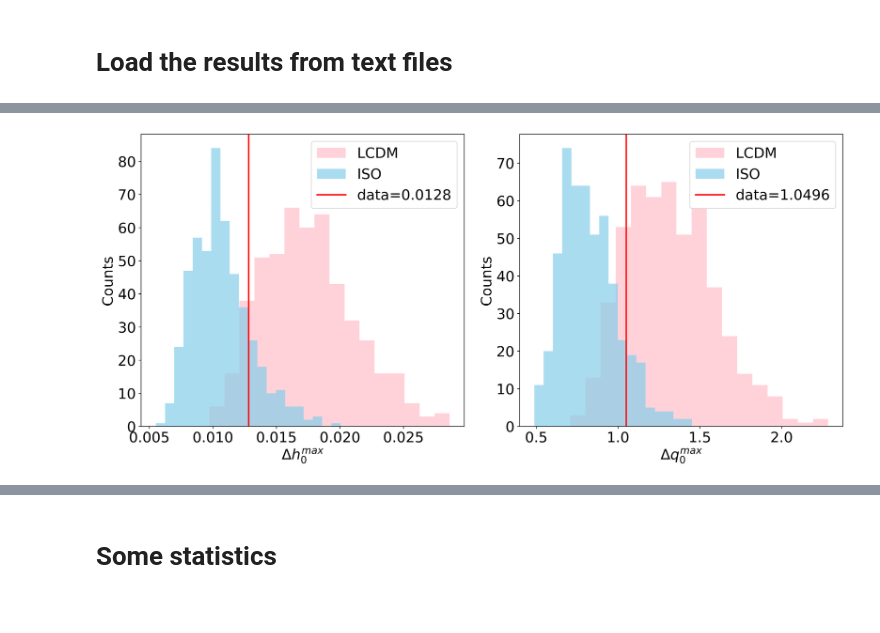
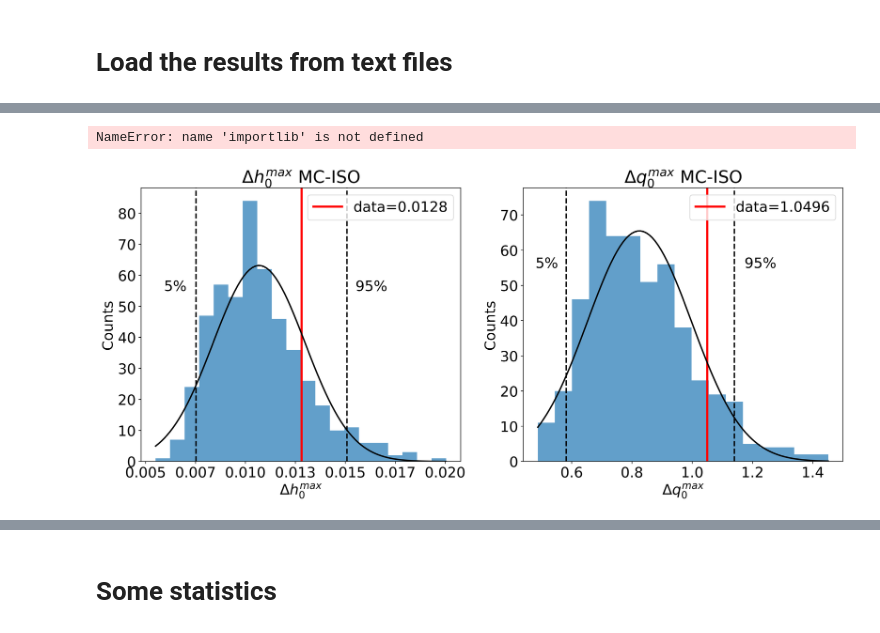
Before and after one commit to leoriohub/cosmographic_analysis, a Jupyter notebook: main.ipynb, the cells around one changed output, grey strips where cells are left out. Saved outputs shown, nothing was run; the diff lists cells and outputs as text; code cells hidden in the pictures.

```diff
--- a/main.ipynb
+++ b/main.ipynb
@@ -772,36 +431,19 @@ plt.show()
-# %%
-rcParams['font.size'] = 20
-delta_h0_lcdm_max = np.array(delta_h0_lcdm_max)
-data_q0_lcdm = np.array(delta_q0_lcdm_max)
-data_h0_iso = np.array(delta_h0_iso_max)
-data_q0_iso = np.array(delta_q0_iso_max)
-
-# Create the histograms with subplots
-hist2, ax2 = plt.subplots(1, 2, figsize=(15, 7))
-# Histogram for delta_h0 with different colors for LCDM and ISO
-ax2[0].hist(delta_h0_lcdm_max, color='pink',
-            bins='auto', alpha=0.7, label='LCDM')
-ax2[0].hist(data_h0_iso, color='skyblue', bins='auto', alpha=0.7, label='ISO')
-ax2[0].axvline(delta_h0_data_max, color='red', linestyle='solid',
-               linewidth=2, label='data=%0.4f' % delta_h0_data_max)
-ax2[0].legend(loc='upper right')  # Adjust the legend to the upper right
-ax2[0].set_xlabel(r'$Δh_0^{max}$')
-ax2[0].set_ylabel('Counts')
-
-# Histogram for delta_q0 with different colors for LCDM and ISO
-ax2[1].hist(data_q0_lcdm, color='pink', bins='auto', alpha=0.7, label='LCDM')
-ax2[1].hist(data_q0_iso, color='skyblue', bins='auto', alpha=0.7, label='ISO')
-ax2[1].axvline(delta_q0_data_max, color='red', linestyle='solid', linewidth=2,
-               label='data=%0.4f' % delta_q0_data_max)  # plot the data value
-ax2[1].legend(loc='upper right')  # Adjust the legend to the upper right
-ax2[1].set_xlabel(r'$Δq_0^{max}$')
-ax2[1].set_ylabel('Counts')
-
-# Set the title and adjust the layout
-# hist2.suptitle(rf'{prefix_name} $Δh_{{\mathrm{{max}}}}$ and $Δq_{{\mathrm{{max}}}}$ histograms for LCDM and ISO distributions')
-plt.tight_layout()
-
-# plt.savefig(f'histograms/{prefix_name}[BOTH](hf={h0f}_qf={q0f})({repetitions})_rep_({zup}>z>{zdown}).png')
-plt.show()
-# %% [output]
-[figure, removed]
+# %%
+import generate_histograms
+importlib.reload(generate_histograms)
+# %% [output]
+NameError: name 'importlib' is not defined
+# %%
+from generate_histograms import plot_histograms
+
+data_h0_iso_hist = [delta_h0_iso_max,
+                    delta_h0_data_max, x_gauss_h0_iso, y_gauss_h0_iso]
+data_q0_iso_hist = [delta_q0_iso_max,
+                    delta_q0_data_max, x_gauss_q0_iso, y_gauss_q0_iso]
+
+file_name_iso = f'{prefix_name}[ISO](hf={h0f}_qf={q0f})({repetitions})_rep_({zup}>z>{zdown}).png'
+
+
+plot_histograms(data_h0_iso_hist, data_q0_iso_hist, filename=file_name_iso)
+# %% [output]
+[figure, added]
```
Also changed, not shown: parts of 36 cells of this notebook.
